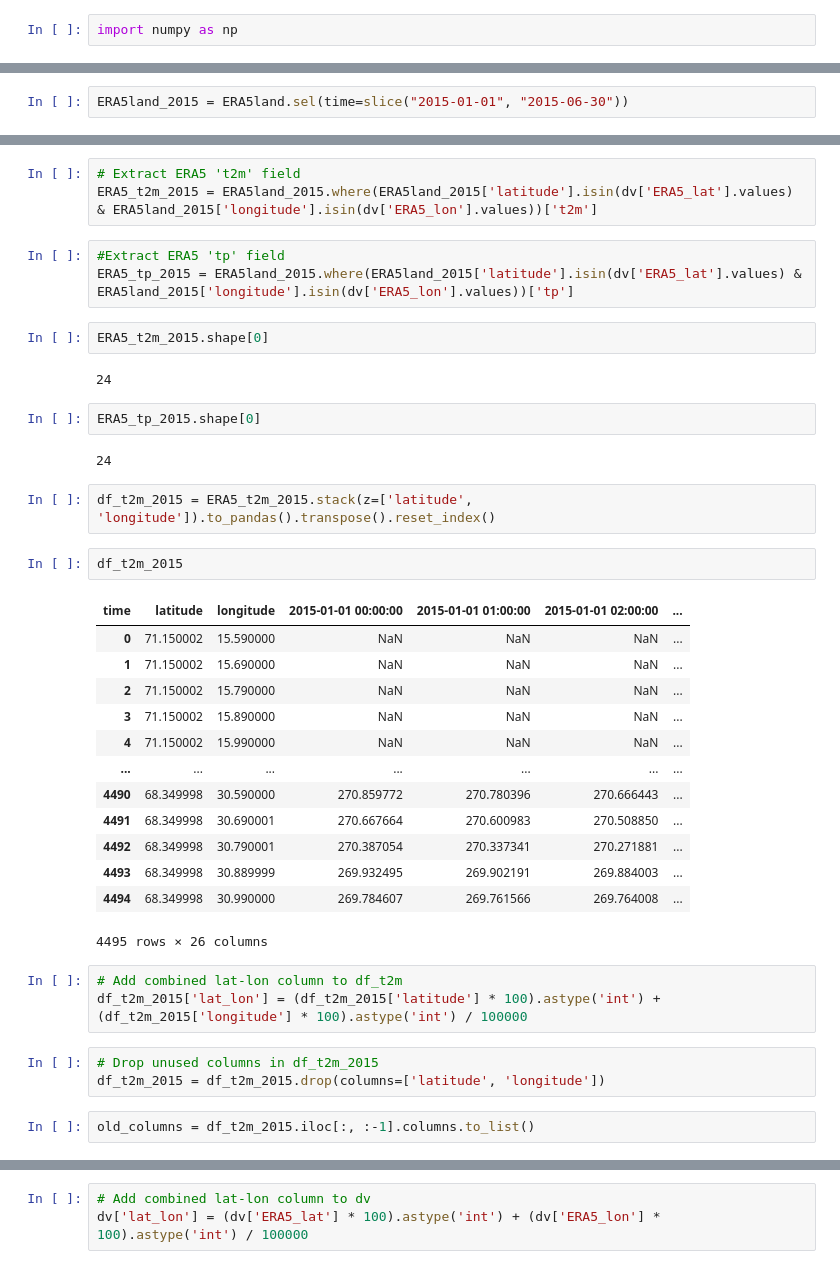
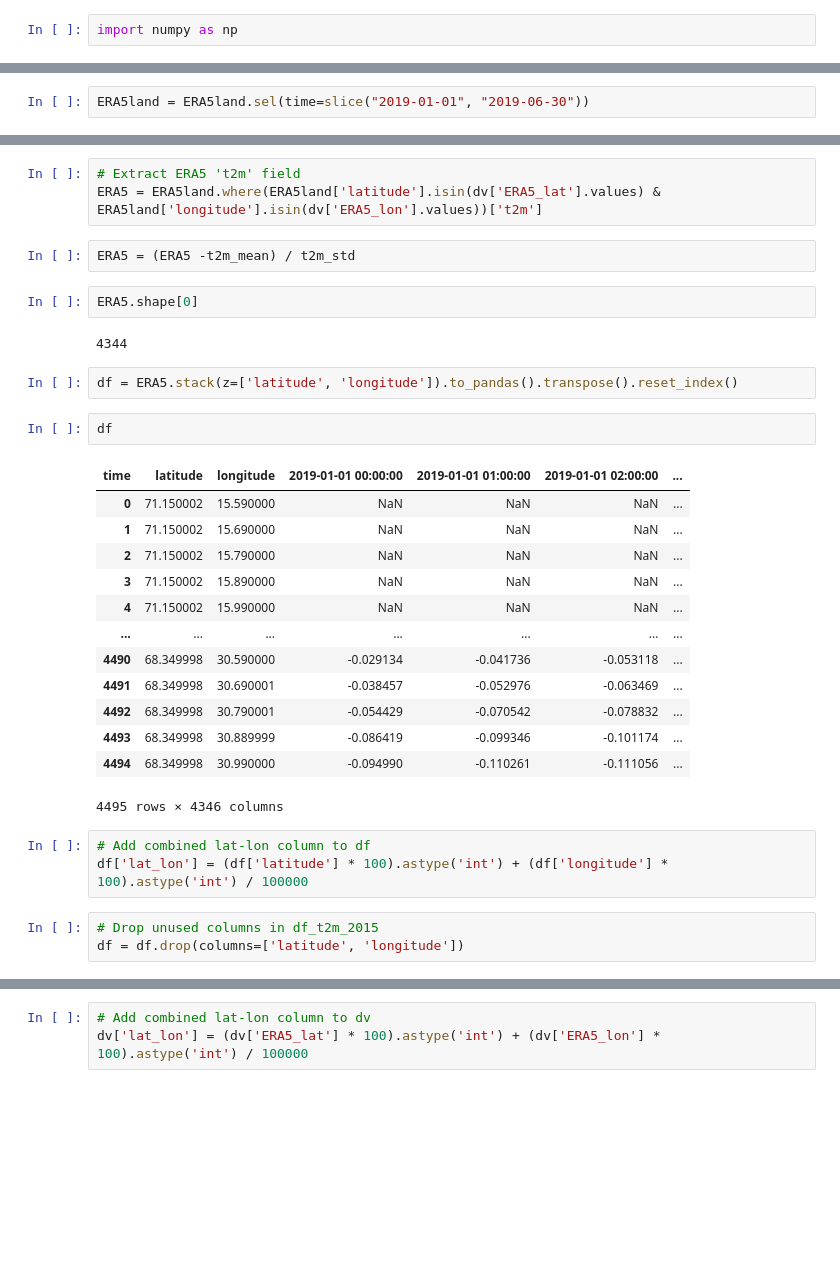
Before and after one commit to j34ni/Vegetation_in_Troms_and_Finnmark, a Jupyter notebook: finn.ipynb, the cells around one changed output, grey strips where cells are left out. Cells and saved outputs as stored; diff of their text form; blank space fills up the shorter version.

```diff
--- a/finn.ipynb
+++ b/finn.ipynb
@@ -434,2 +445,2 @@ ERA5land.sel(time="2015-03-01").where(ERA5land["latitude"].isin(dv['ERA5_lat'].v
 # %%
-ERA5land_2015 = ERA5land.sel(time=slice("2015-01-01", "2015-06-30"))
+ERA5land = ERA5land.sel(time=slice("2019-01-01", "2019-06-30"))
@@ -455,41 +462,34 @@ Attributes:
     history:      2023-01-31 20:28:27 GMT by grib_to_netcdf-2.25.1: /opt/ecmw...
 # %%
 # Extract ERA5 't2m' field
-ERA5_t2m_2015 = ERA5land_2015.where(ERA5land_2015['latitude'].isin(dv['ERA5_lat'].values) & ERA5land_2015['longitude'].isin(dv['ERA5_lon'].values))['t2m']
+ERA5 = ERA5land.where(ERA5land['latitude'].isin(dv['ERA5_lat'].values) & ERA5land['longitude'].isin(dv['ERA5_lon'].values))['t2m']
-# %%
-#Extract ERA5 'tp' field
-ERA5_tp_2015 = ERA5land_2015.where(ERA5land_2015['latitude'].isin(dv['ERA5_lat'].values) & ERA5land_2015['longitude'].isin(dv['ERA5_lon'].values))['tp']
+# %%
+ERA5 = (ERA5 -t2m_mean) / t2m_std
 # %%
-ERA5_t2m_2015.shape[0]
+ERA5.shape[0]
 # %% [output]
-24
+4344
-# %%
-ERA5_tp_2015.shape[0]
-# %% [output]
-24
 # %%
-df_t2m_2015 = ERA5_t2m_2015.stack(z=['latitude', 'longitude']).to_pandas().transpose().reset_index()
+df = ERA5.stack(z=['latitude', 'longitude']).to_pandas().transpose().reset_index()
 # %%
-df_t2m_2015
+df
 # %% [output]
-| time | latitude | longitude | 2015-01-01 00:00:00 | 2015-01-01 01:00:00 | 2015-01-01 02:00:00 | ... |
+| time | latitude | longitude | 2019-01-01 00:00:00 | 2019-01-01 01:00:00 | 2019-01-01 02:00:00 | ... |
 | 0 | 71.150002 | 15.590000 | NaN | NaN | NaN | ... |
 | 1 | 71.150002 | 15.690000 | NaN | NaN | NaN | ... |
 | 2 | 71.150002 | 15.790000 | NaN | NaN | NaN | ... |
 | 3 | 71.150002 | 15.890000 | NaN | NaN | NaN | ... |
 | 4 | 71.150002 | 15.990000 | NaN | NaN | NaN | ... |
 | ... | ... | ... | ... | ... | ... | ... |
-| 4490 | 68.349998 | 30.590000 | 270.859772 | 270.780396 | 270.666443 | ... |
-| 4491 | 68.349998 | 30.690001 | 270.667664 | 270.600983 | 270.508850 | ... |
-| 4492 | 68.349998 | 30.790001 | 270.387054 | 270.337341 | 270.271881 | ... |
-| 4493 | 68.349998 | 30.889999 | 269.932495 | 269.902191 | 269.884003 | ... |
-| 4494 | 68.349998 | 30.990000 | 269.784607 | 269.761566 | 269.764008 | ... |
+| 4490 | 68.349998 | 30.590000 | -0.029134 | -0.041736 | -0.053118 | ... |
+| 4491 | 68.349998 | 30.690001 | -0.038457 | -0.052976 | -0.063469 | ... |
+| 4492 | 68.349998 | 30.790001 | -0.054429 | -0.070542 | -0.078832 | ... |
+| 4493 | 68.349998 | 30.889999 | -0.086419 | -0.099346 | -0.101174 | ... |
+| 4494 | 68.349998 | 30.990000 | -0.094990 | -0.110261 | -0.111056 | ... |
-4495 rows × 26 columns
+4495 rows × 4346 columns
 # %%
-# Add combined lat-lon column to df_t2m
-df_t2m_2015['lat_lon'] = (df_t2m_2015['latitude'] * 100).astype('int') + (df_t2m_2015['longitude'] * 100).astype('int') / 100000
+# Add combined lat-lon column to df
+df['lat_lon'] = (df['latitude'] * 100).astype('int') + (df['longitude'] * 100).astype('int') / 100000
 # %%
 # Drop unused columns in df_t2m_2015
-df_t2m_2015 = df_t2m_2015.drop(columns=['latitude', 'longitude'])
+df = df.drop(columns=['latitude', 'longitude'])
-# %%
-old_columns = df_t2m_2015.iloc[:, :-1].columns.to_list()
```
Also changed, not shown: parts of 46 cells of this notebook.
